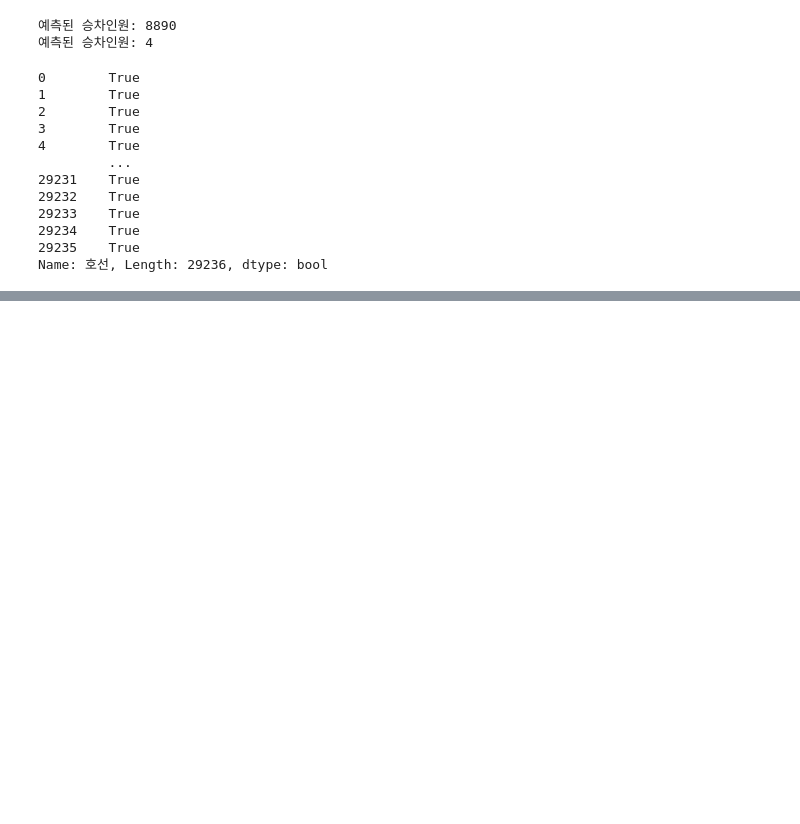
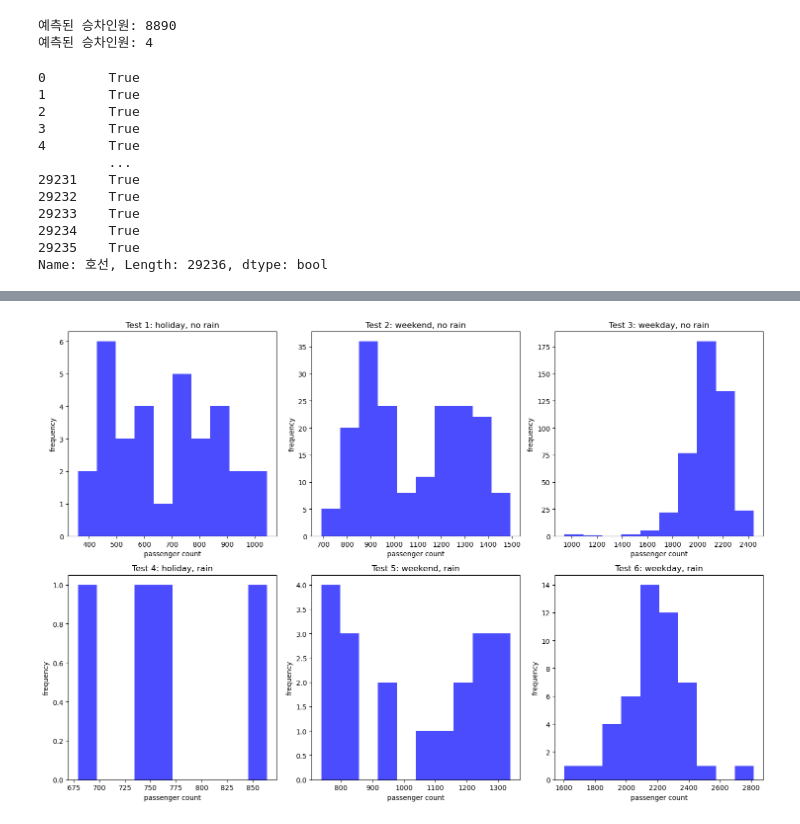
Before and after one commit to john1256/Others, a Jupyter notebook: Data_Science/Project/BigDataproj.ipynb, the cells around one changed output, grey strips where cells are left out. Drawn from its saved outputs; the diff is of its cells as text; code cells hidden in the pictures; blank space fills up the shorter version.

```diff
--- a/Data_Science/Project/BigDataproj.ipynb
+++ b/Data_Science/Project/BigDataproj.ipynb
@@ -295,0 +314,22 @@ result.statistic, result.critical_values, result.significance_level
+# %%
+
+
+import matplotlib.pyplot as plt
+
+fig, axes = plt.subplots(2, 3, figsize=(15, 10))
+axes = axes.flatten() # 2x3 배열을 1차원 배열로 만듭니다.
+
+datasets = [test1, test2, test3, test4, test5, test6]
+titles = ['Test 1: holiday, no rain', 'Test 2: weekend, no rain', 'Test 3: weekday, no rain',
+          'Test 4: holiday, rain', 'Test 5: weekend, rain', 'Test 6: weekday, rain']
+
+for i, data in enumerate(datasets):
+    axes[i].hist(data, bins=10, alpha=0.7, color='blue')
+    axes[i].set_title(titles[i])
+    axes[i].set_xlabel('passenger count')
+    axes[i].set_ylabel('frequency')
+
+plt.tight_layout() # 서브플롯 간 간격 자동 조정
+plt.show()
+# %% [output]
+[figure, added]
```
Also changed, not shown: parts of 3 cells of this notebook, 5 other files.
